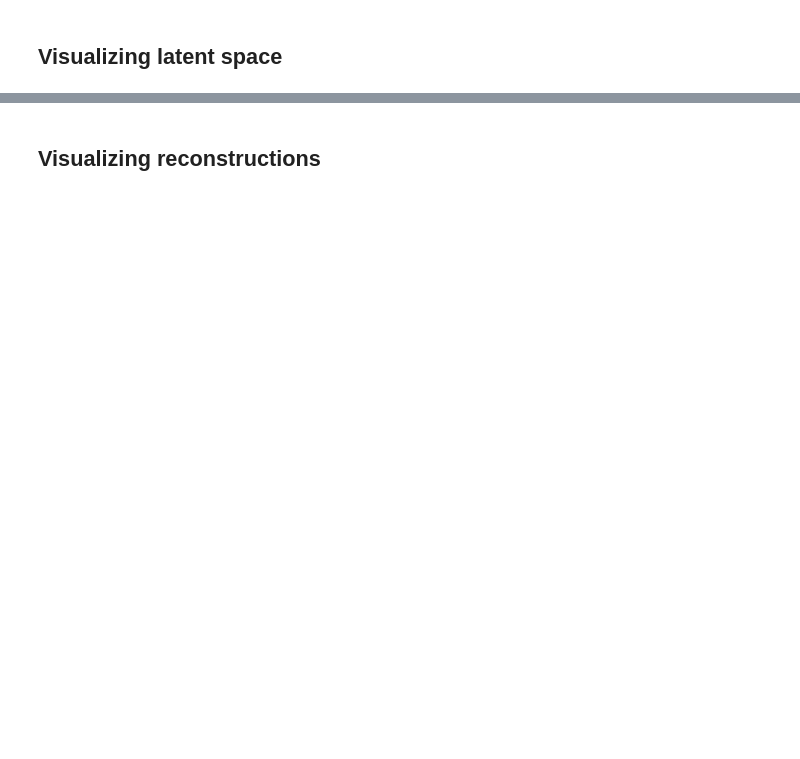
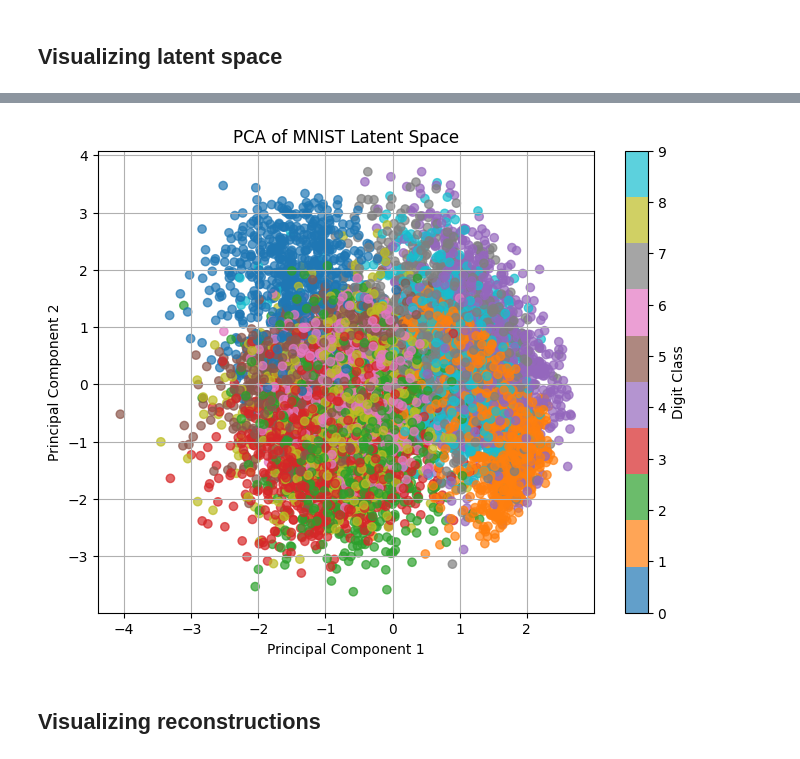
Before and after one commit to GabrielePintus/PreimageCounterfactualSampling, a Jupyter notebook: 1.2 - Training the AE.ipynb, the cells around one changed output, grey strips where cells are left out. Drawn from its saved outputs; the diff is of its cells as text; code cells hidden in the pictures; blank space fills up the shorter version.

```diff
--- a/1.2 - Training the AE.ipynb
+++ b/1.2 - Training the AE.ipynb
@@ -157,3 +187,19 @@ plt.show()
+# %%
+from sklearn.decomposition import PCA
+
+pca = PCA(n_components=2)
+latent_2d_pca = pca.fit_transform(latents.flatten(start_dim=1).numpy())
+# %%
+plt.figure(figsize=(8, 6))
+scatter = plt.scatter(latent_2d_pca[:, 0], latent_2d_pca[:, 1], c=labels.numpy(), cmap='tab10', alpha=0.7)
+plt.colorbar(scatter, ticks=range(10), label='Digit Class')
+plt.title('PCA of MNIST Latent Space')
+plt.xlabel('Principal Component 1')
+plt.ylabel('Principal Component 2')
+plt.grid()
+plt.show()
+# %% [output]
+[figure, added]
 # %% [markdown]
 ## Visualizing reconstructions
 # %%
```
Also changed, not shown: parts of 10 cells of this notebook, 8 other files.
